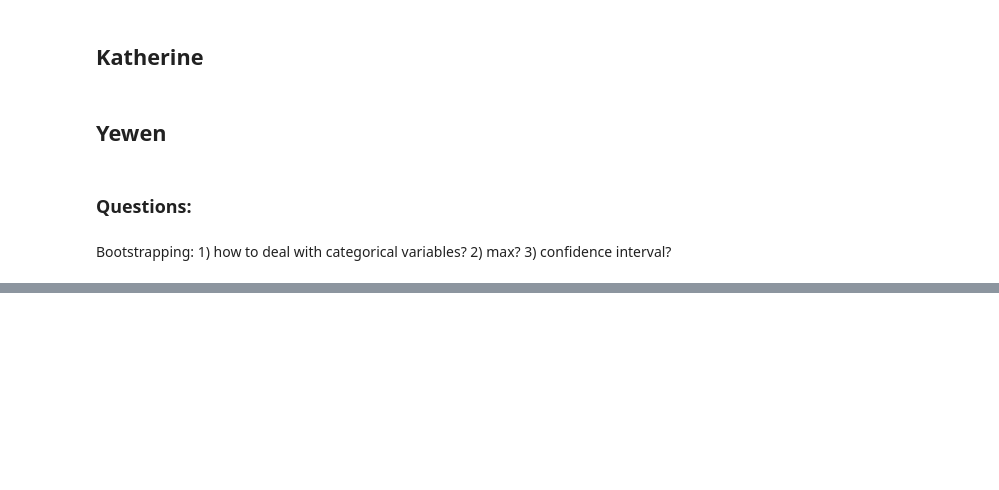
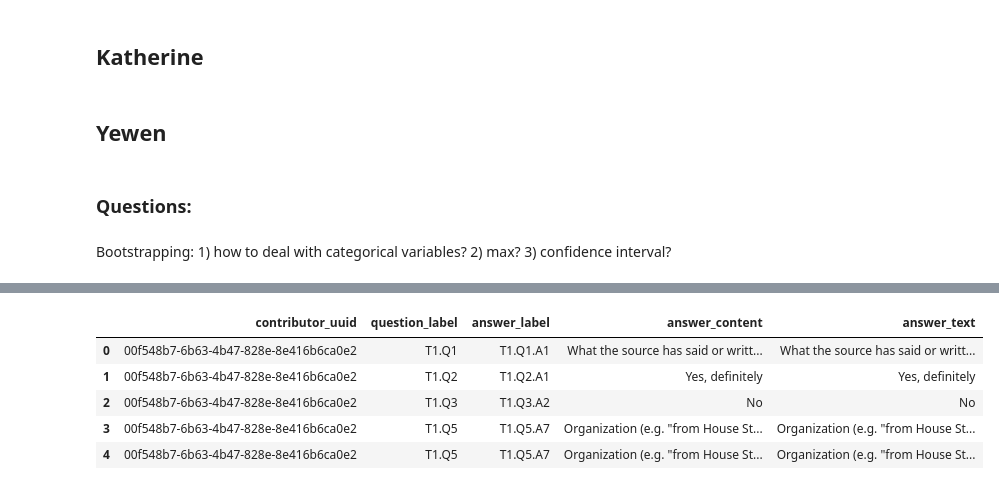
Before and after one commit to Hegelim/PE-Validation-Fall-20, a Jupyter notebook: PE Validation Fall 20.ipynb, the cells around one changed output, grey strips where cells are left out. Saved outputs shown, nothing was run; the diff lists cells and outputs as text; code cells hidden in the pictures; blank space fills up the shorter version.

```diff
--- a/PE Validation Fall 20.ipynb
+++ b/PE Validation Fall 20.ipynb
@@ -40,0 +75,11 @@ Bootstrapping: 1) how to deal with categorical variables? 2) max? 3) confidence
+# %%
+# only use Q2 as an example, only look at questions/answeres now
+filtered = source[["contributor_uuid", "question_label", "answer_label", "answer_content", "answer_text"]]
+filtered.head()
+# %% [output]
+|  | contributor_uuid | question_label | answer_label | answer_content | answer_text |
+| 0 | 00f548b7-6b63-4b47-828e-8e416b6ca0e2 | T1.Q1 | T1.Q1.A1 | What the source has said or writt... | What the source has said or writt... |
+| 1 | 00f548b7-6b63-4b47-828e-8e416b6ca0e2 | T1.Q2 | T1.Q2.A1 | Yes, definitely | Yes, definitely |
+| 2 | 00f548b7-6b63-4b47-828e-8e416b6ca0e2 | T1.Q3 | T1.Q3.A2 | No | No |
+| 3 | 00f548b7-6b63-4b47-828e-8e416b6ca0e2 | T1.Q5 | T1.Q5.A7 | Organization (e.g. "from House St... | Organization (e.g. "from House St... |
+| 4 | 00f548b7-6b63-4b47-828e-8e416b6ca0e2 | T1.Q5 | T1.Q5.A7 | Organization (e.g. "from House St... | Organization (e.g. "from House St... |
```
Also changed, not shown: parts of 23 cells of this notebook, 1 other file.
